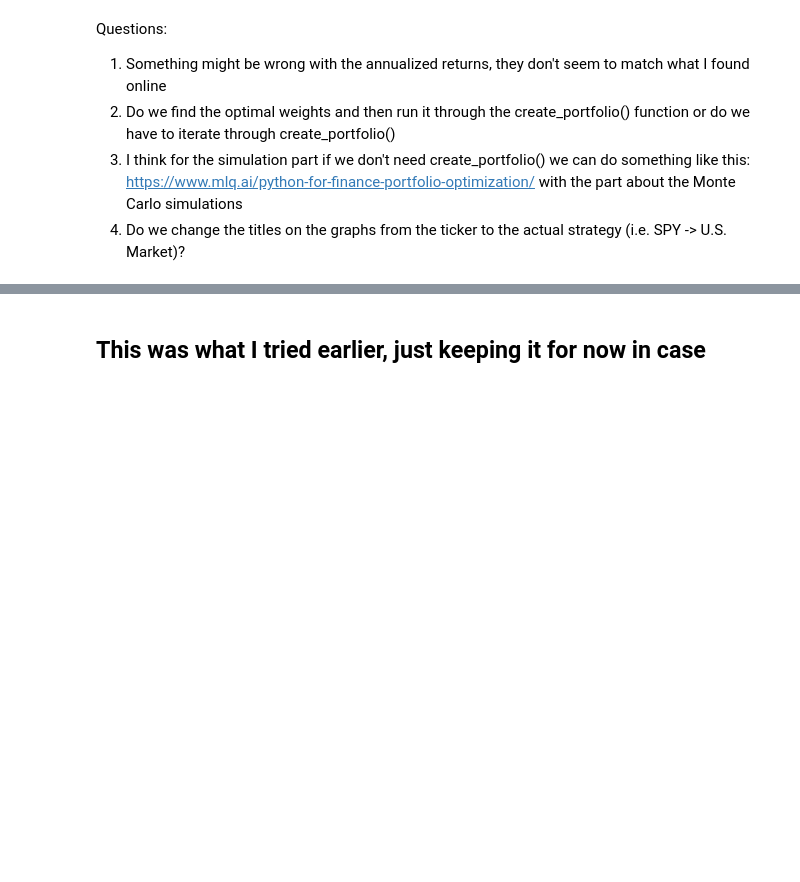
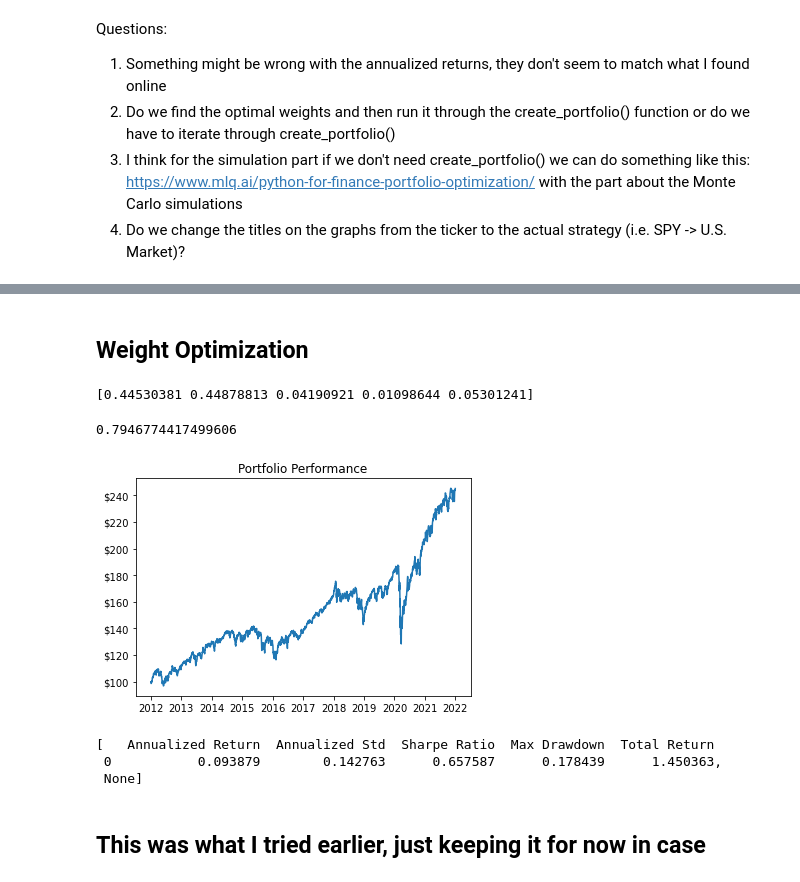
Before and after one commit to acremins1/Asset-Management-HW-1, a Jupyter notebook: Asset Management HW 3.ipynb, the cells around one changed output, grey strips where cells are left out. Drawn from its saved outputs; the diff is of its cells as text; code cells hidden in the pictures; blank space fills up the shorter version.

```diff
--- a/Asset Management HW 3.ipynb
+++ b/Asset Management HW 3.ipynb
@@ -175,0 +193,2 @@ create_portfolio(etfs,tickers,target_weights,'1/3/2012','12/31/2021',100)
+# %% [markdown]
+## Weight Optimization
@@ -176,2 +203,53 @@ create_portfolio(etfs,tickers,target_weights,'1/3/2012','12/31/2021',100)
+# %%
+#Get a dataframe indexed by date and columns for each etf with the return of each etf on that day
+etf_prices = pd.DataFrame()
+for i in range(len(tickers)):
+    etf_prices[tickers[i]] = etfs.loc[etfs['TICKER']==tickers[i], 'PRC'].values
+etf_prices.index = etfs.loc[etfs['TICKER']==tickers[i], 'date'].values
+# %%
+def get_sharpe_ratio(data, weights):
+    #Get list of prices on last day of etfs
+    final_prices = []
+    for i in range(len(tickers)):
+        final_prices.append(etfs.loc[etfs['TICKER']==tickers[i], 'PRC'].values[-1])
+    first_prices = []
+    for i in range(len(tickers)):
+        first_prices.append(etfs.loc[etfs['TICKER']==tickers[i], 'PRC'].values[0])
+    cum_returns = (np.array(final_prices)-np.array(first_prices))/first_prices
+    total_return = np.dot(weights,cum_returns)
+    annualized_return = (1+total_return)**(252/(len(etfs)/len(tickers)))-1
+    for i in range(len(weights)):
+        etf_returns[tickers[i]] = etf_returns[tickers[i]]*weights[i]
+    #Get portfolio return by adding together weighted returns
+    etf_returns['portfolio_return'] = etf_returns.sum(axis=1)
+
+    #Get annualized standard deviation
+    annualized_sd = etf_returns['portfolio_return'].std()*252**0.5
+    #Find the Sharpe Ratio from the annualized return and standard deviation
+    sharpe_ratio = annualized_return/annualized_sd
+    return weights,sharpe_ratio
+# %%
+weights_df = pd.DataFrame(columns=['weights','sharpe_ratio'])
+for i in range(100000):
+    weights = np.zeros(5)
+    weights = np.random.random(5)
+    weights = weights/np.sum(weights)
+    weights_df.loc[i] = get_sharpe_ratio(etf_returns,weights)
+#Subset weights_df so that max of weights is less than 0.45
+weights_df = weights_df.loc[weights_df['weights'].apply(lambda x: max(x))<0.45]
+#Return the row with the highest sharpe ratio and print weights and sharpe ratio
+top_sr = weights_df.loc[weights_df['sharpe_ratio'].idxmax()]
+print(top_sr['weights'])
+top_sr['sharpe_ratio']
+# %% [output]
+[0.44530381 0.44878813 0.04190921 0.01098644 0.05301241]
+0.7946774417499606
+# %%
+create_portfolio(etfs,tickers,top_sr['weights'],'1/3/2012','12/31/2021',100)
+# %% [output]
+[figure, added]
+[   Annualized Return  Annualized Std  Sharpe Ratio  Max Drawdown  Total Return
+ 0           0.093879        0.142763      0.657587      0.178439      1.450363,
+ None]
 # %% [markdown]
 ## This was what I tried earlier, just keeping it for now in case
```
Also changed, not shown: parts of 13 cells of this notebook.
